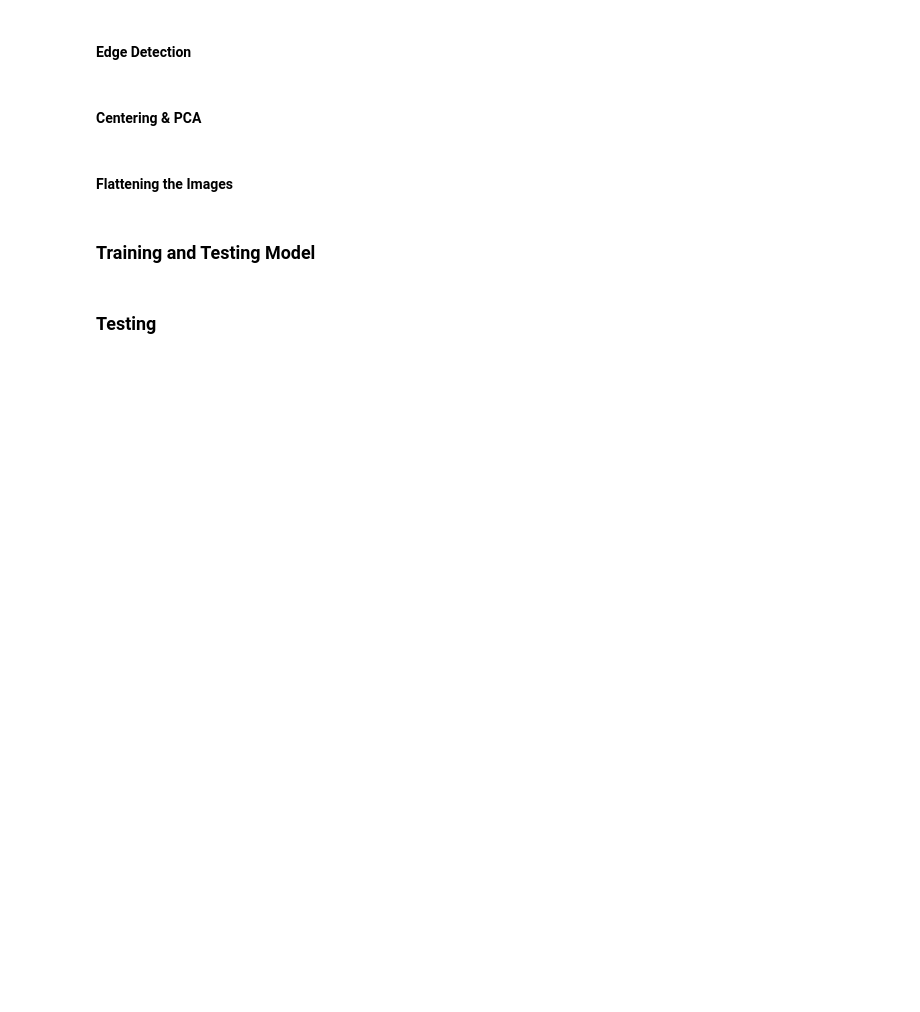
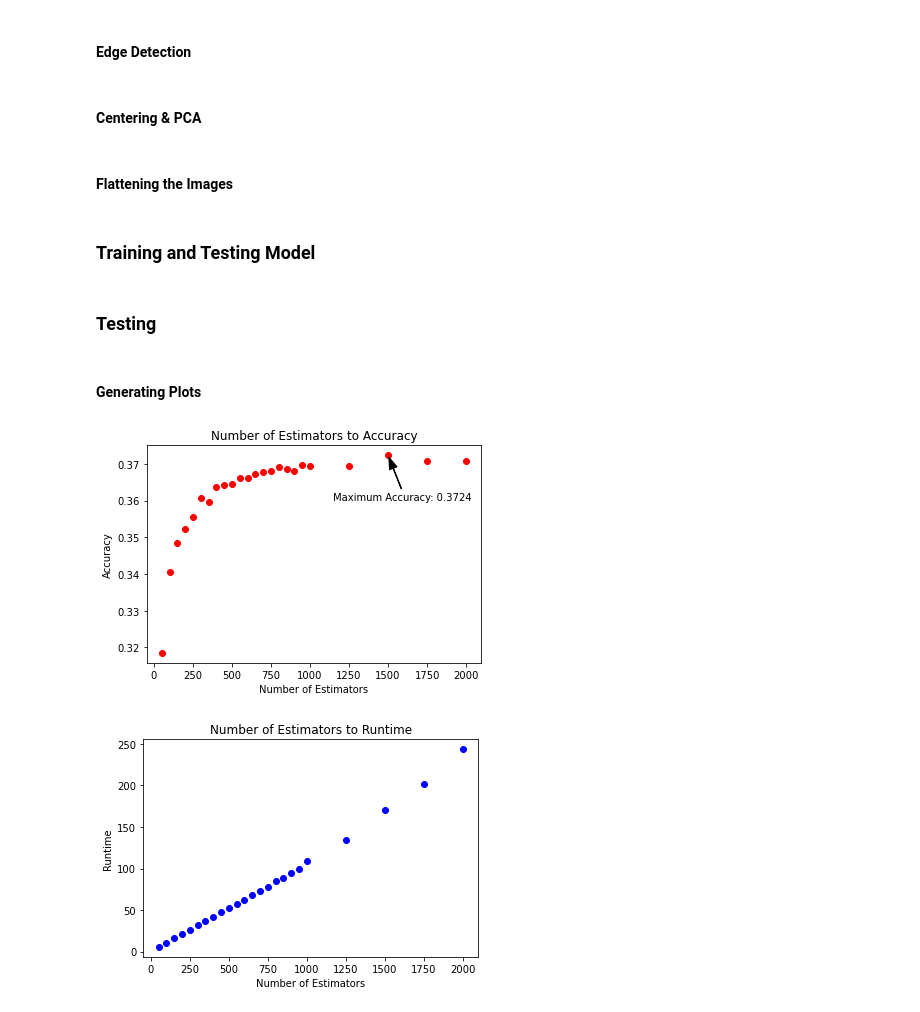
Before and after one commit to hollycraig/machine_learning_assignment_2, a Jupyter notebook: random_forest.ipynb, the cells around one changed output. Cells and saved outputs as stored; diff of their text form; code cells hidden in the pictures; blank space fills up the shorter version.

Commit message:
finished generating graphs and diagrams for random forest

```diff
--- a/random_forest.ipynb
+++ b/random_forest.ipynb
@@ -438,3 +419,49 @@ def test_random_forest_contrast_stretching():
             print("Finished strength: {}".format(strength))
 # %%
 # test_random_forest_contrast_stretching()
+# %% [markdown]
+#### Generating Plots
+# %%
+with open('test_results/rf_estimators.csv') as csv_file:
+    csv_reader = csv.reader(csv_file, delimiter=',')
+    line_count = 0
+    results = []
+    for row in csv_reader:
+        if line_count != 0:
+            results.append({
+                'n_estimators' : int(row[0]),
+                'max_features' : row[1],
+                'criterion' : row[2],
+                'bootstrap' : row[3],
+                'accuracy' : float(row[4]),
+                'runtime' : float(row[5])
+            })
+        line_count += 1
+
+    n_estimators_list = []
+    accuracies = []
+    runtimes = []
+
+    for result in results:
+        n_estimators_list.append(result['n_estimators'])
+        accuracies.append(result['accuracy'])
+        runtimes.append(result['runtime'])
+
+    plt.plot(n_estimators_list, accuracies, 'ro')
+
+    plt.title('Number of Estimators to Accuracy')
+    plt.xlabel('Number of Estimators')
+    plt.ylabel('Accuracy')
+    plt.annotate('Maximum Accuracy: 0.3724', xy=(1500, 0.37235), xytext=(1150, 0.36),
+                 arrowprops=dict(facecolor='black', shrink=0.05, width=0.5, headwidth=8))
+    plt.show()
+
+    plt.plot(n_estimators_list, runtimes, 'bo')
+
+    plt.title('Number of Estimators to Runtime')
+    plt.xlabel('Number of Estimators')
+    plt.ylabel('Runtime')
+    plt.show()
+# %% [output]
+[figure, added]
+[figure, added]
```
Also changed, not shown: parts of 13 cells of this notebook.
